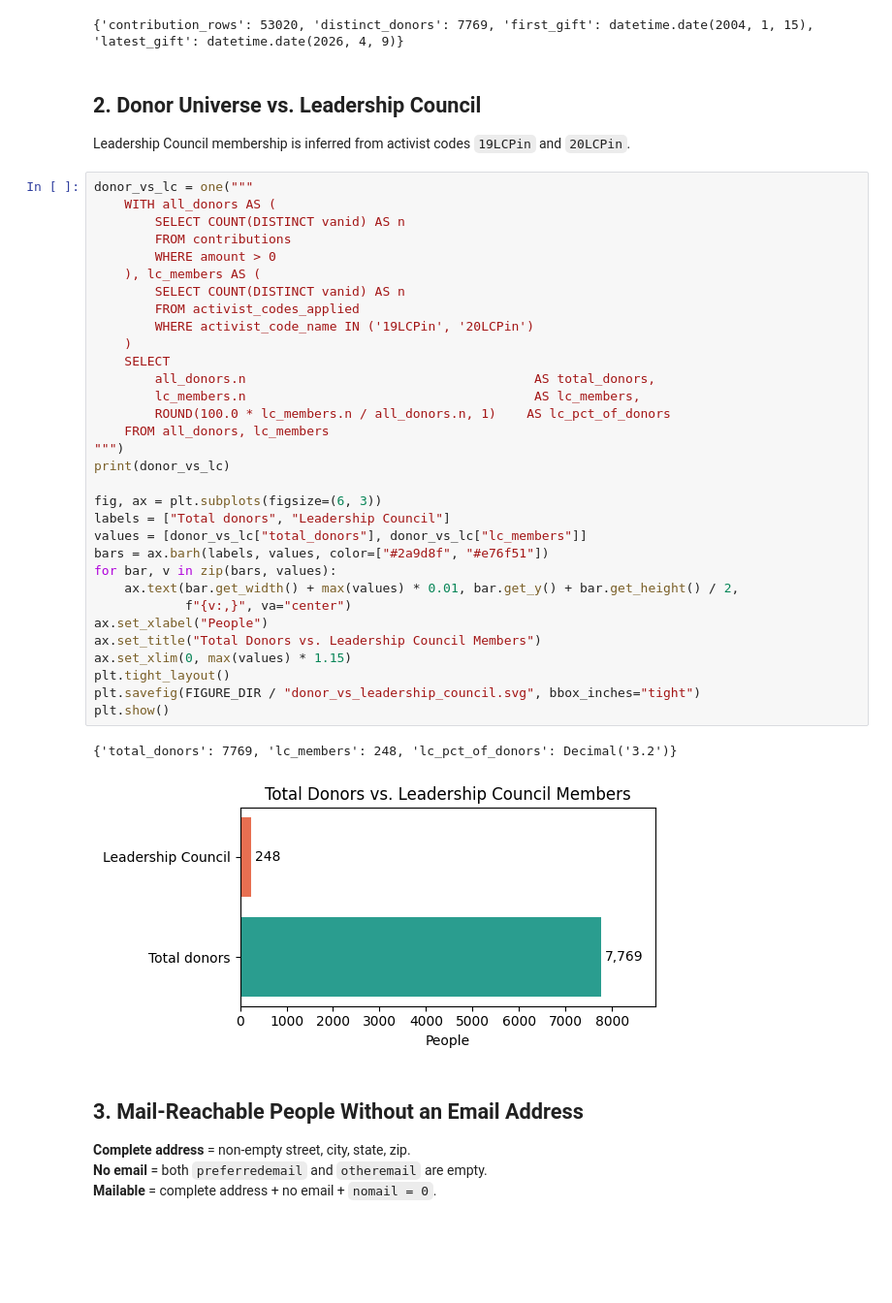
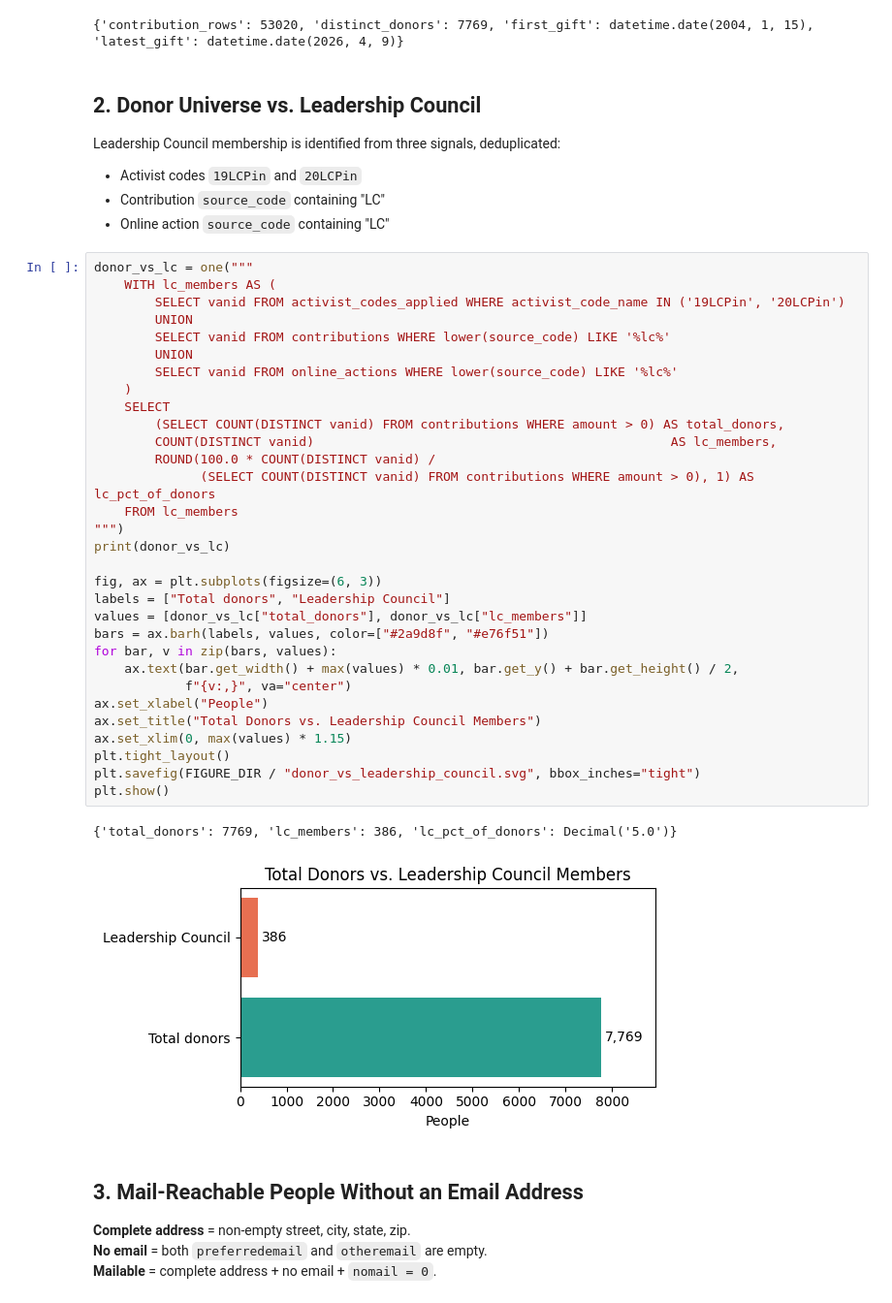
Before and after one commit to LiMi686/Works-in-Arizona-List-s-Intern, a Jupyter notebook: analysis/lapsed_donor_reactivation/lapsed_donor_reactivation_notebook.ipynb, the cells around one changed output. Shown at 97% size. Cells and saved outputs as stored; diff of their text form; blank space fills up the shorter version.

```diff
--- a/analysis/lapsed_donor_reactivation/lapsed_donor_reactivation_notebook.ipynb
+++ b/analysis/lapsed_donor_reactivation/lapsed_donor_reactivation_notebook.ipynb
@@ -69,42 +69,44 @@ print(data_check)
 # %% [markdown]
 ## 2. Donor Universe vs. Leadership Council
 
-Leadership Council membership is inferred from activist codes `19LCPin` and `20LCPin`.
+Leadership Council membership is identified from three signals, deduplicated:
+- Activist codes `19LCPin` and `20LCPin`
+- Contribution `source_code` containing "LC"
+- Online action `source_code` containing "LC"
 # %%
 donor_vs_lc = one("""
-    WITH all_donors AS (
-        SELECT COUNT(DISTINCT vanid) AS n
-        FROM contributions
-        WHERE amount > 0
-    ), lc_members AS (
-        SELECT COUNT(DISTINCT vanid) AS n
-        FROM activist_codes_applied
-        WHERE activist_code_name IN ('19LCPin', '20LCPin')
+    WITH lc_members AS (
+        SELECT vanid FROM activist_codes_applied WHERE activist_code_name IN ('19LCPin', '20LCPin')
+        UNION
+        SELECT vanid FROM contributions WHERE lower(source_code) LIKE '%lc%'
+        UNION
+        SELECT vanid FROM online_actions WHERE lower(source_code) LIKE '%lc%'
     )
     SELECT
-        all_donors.n                                      AS total_donors,
-        lc_members.n                                      AS lc_members,
-        ROUND(100.0 * lc_members.n / all_donors.n, 1)    AS lc_pct_of_donors
-    FROM all_donors, lc_members
+        (SELECT COUNT(DISTINCT vanid) FROM contributions WHERE amount > 0) AS total_donors,
+        COUNT(DISTINCT vanid)                                               AS lc_members,
+        ROUND(100.0 * COUNT(DISTINCT vanid) /
+              (SELECT COUNT(DISTINCT vanid) FROM contributions WHERE amount > 0), 1) AS lc_pct_of_donors
+    FROM lc_members
 """)
 print(donor_vs_lc)
 
 fig, ax = plt.subplots(figsize=(6, 3))
 labels = ["Total donors", "Leadership Council"]
 values = [donor_vs_lc["total_donors"], donor_vs_lc["lc_members"]]
 bars = ax.barh(labels, values, color=["#2a9d8f", "#e76f51"])
 for bar, v in zip(bars, values):
     ax.text(bar.get_width() + max(values) * 0.01, bar.get_y() + bar.get_height() / 2,
             f"{v:,}", va="center")
 ax.set_xlabel("People")
 ax.set_title("Total Donors vs. Leadership Council Members")
 ax.set_xlim(0, max(values) * 1.15)
 plt.tight_layout()
 plt.savefig(FIGURE_DIR / "donor_vs_leadership_council.svg", bbox_inches="tight")
 plt.show()
 # %% [output]
-{'total_donors': 7769, 'lc_members': 248, 'lc_pct_of_donors': Decimal('3.2')}
+{'total_donors': 7769, 'lc_members': 386, 'lc_pct_of_donors': Decimal('5.0')}
-[figure, old version]
+[figure, new version]
 # %% [markdown]
 ## 3. Mail-Reachable People Without an Email Address
 
```
Also changed, not shown: 4 other files.
